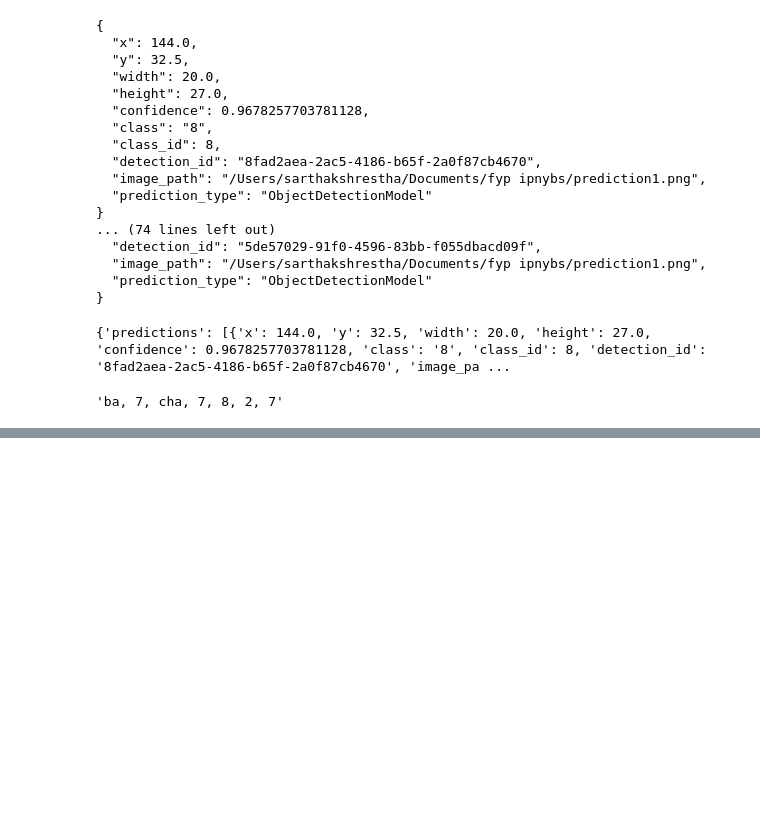
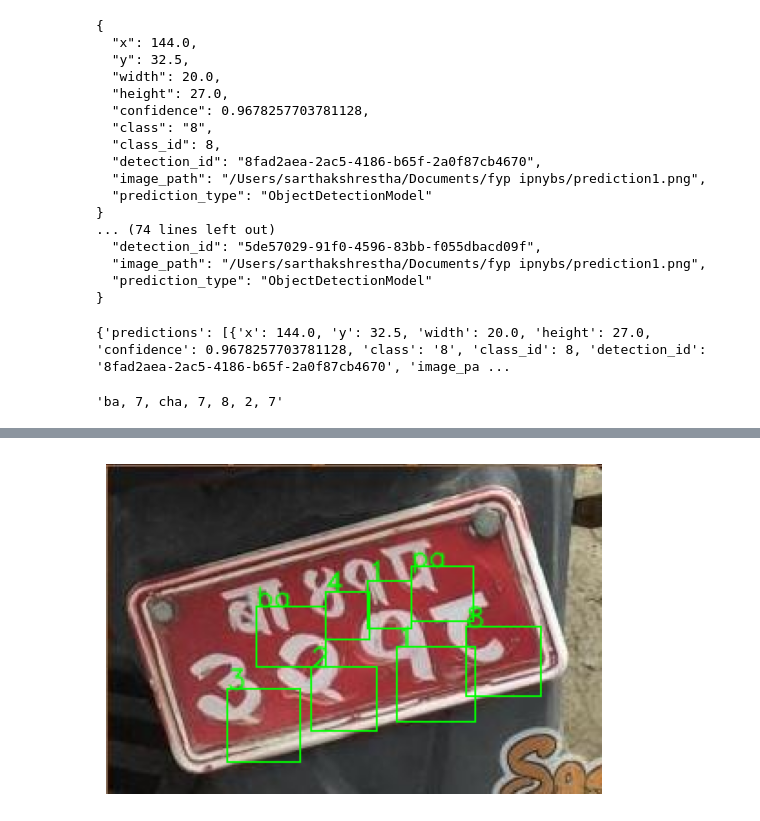
Before and after one commit to sarthakshrestha/license-plate-yolov8, a Jupyter notebook: RoboflowPrep.ipynb, the cells around one changed output, grey strips where cells are left out. Drawn from its saved outputs; the diff is of its cells as text; code cells hidden in the pictures; blank space fills up the shorter version.

```diff
--- a/RoboflowPrep.ipynb
+++ b/RoboflowPrep.ipynb
@@ -360,0 +457,8 @@ concat_row(boundaryjson)
+# %%
+image_path1 = '/Users/sarthakshrestha/Documents/fyp ipnybs/predict.jpg'
+prediction1 = license_detector.predict("/Users/sarthakshrestha/Documents/fyp ipnybs/predict.jpg")
+print(prediction1)
+
+prediction2 = prediction1.json()
+
+print(concat_row(prediction1.json()))
@@ -360,0 +483,37 @@ concat_row(boundaryjson)
+# %%
+import cv2
+import matplotlib.pyplot as plt
+
+def display_bounding_boxes(image_path, prediction_json):
+    # Read the image
+    image = cv2.imread(image_path)
+
+    # Get the list of predictions
+    predictions = prediction_json['predictions']
+
+    # Loop through each prediction
+    for prediction in predictions:
+        # Get the bounding box coordinates
+        x = int(prediction['x'])
+        y = int(prediction['y'])
+        width = int(prediction['width'])
+        height = int(prediction['height'])
+        class_name = prediction['class']
+
+        # Draw the bounding box
+        cv2.rectangle(image, (x, y), (x + width, y + height), (0, 255, 0), 1)
+
+        # Add text annotation for class
+        cv2.putText(image, class_name, (x, y), cv2.FONT_HERSHEY_SIMPLEX, 0.5, (0, 255, 0), 1, cv2.LINE_AA)
+
+    # Convert image from BGR to RGB
+    image_rgb = cv2.cvtColor(image, cv2.COLOR_BGR2RGB)
+
+    # Display the image with bounding boxes
+    plt.imshow(image_rgb)
+    plt.axis('off')
+    plt.show()
+# %%
+display_bounding_boxes(image_path1, prediction2)
+# %% [output]
+[figure, added]
```
Also changed, not shown: parts of 5 cells of this notebook, 3 other files.
